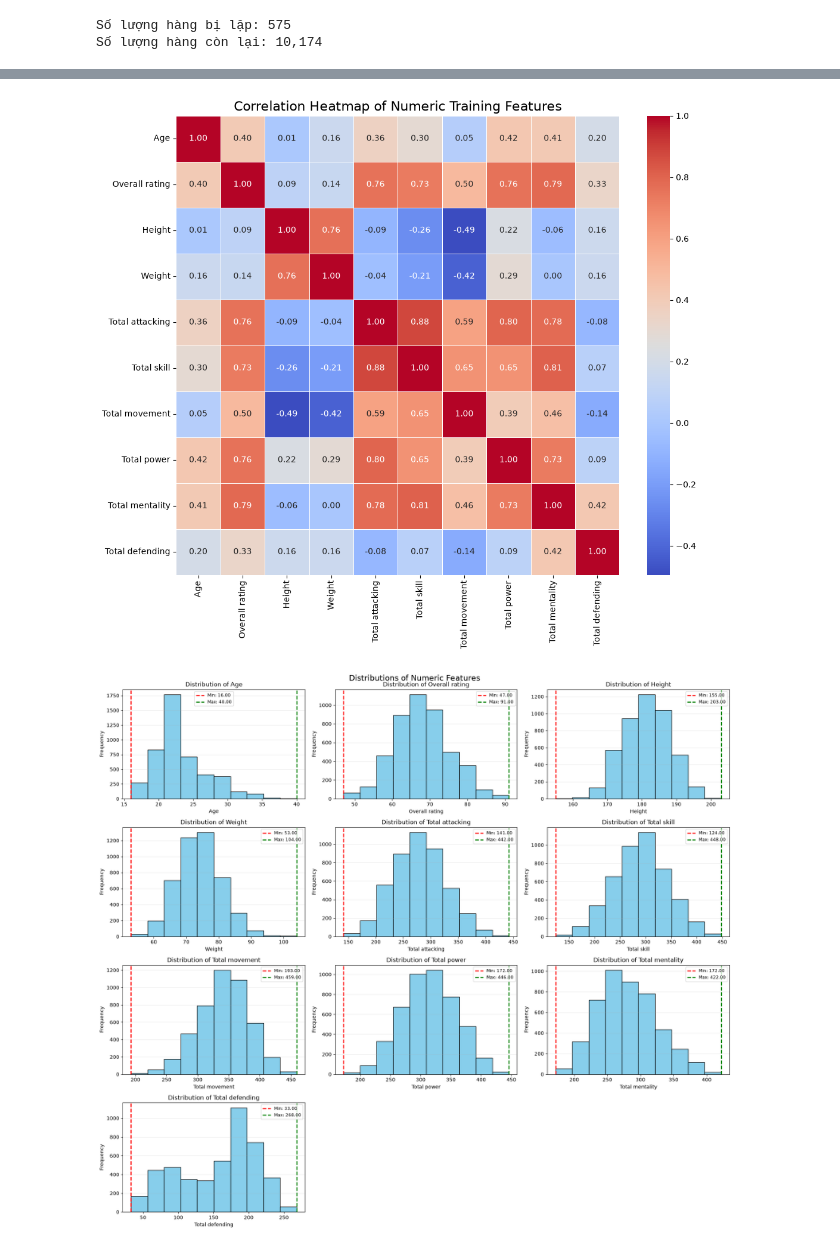
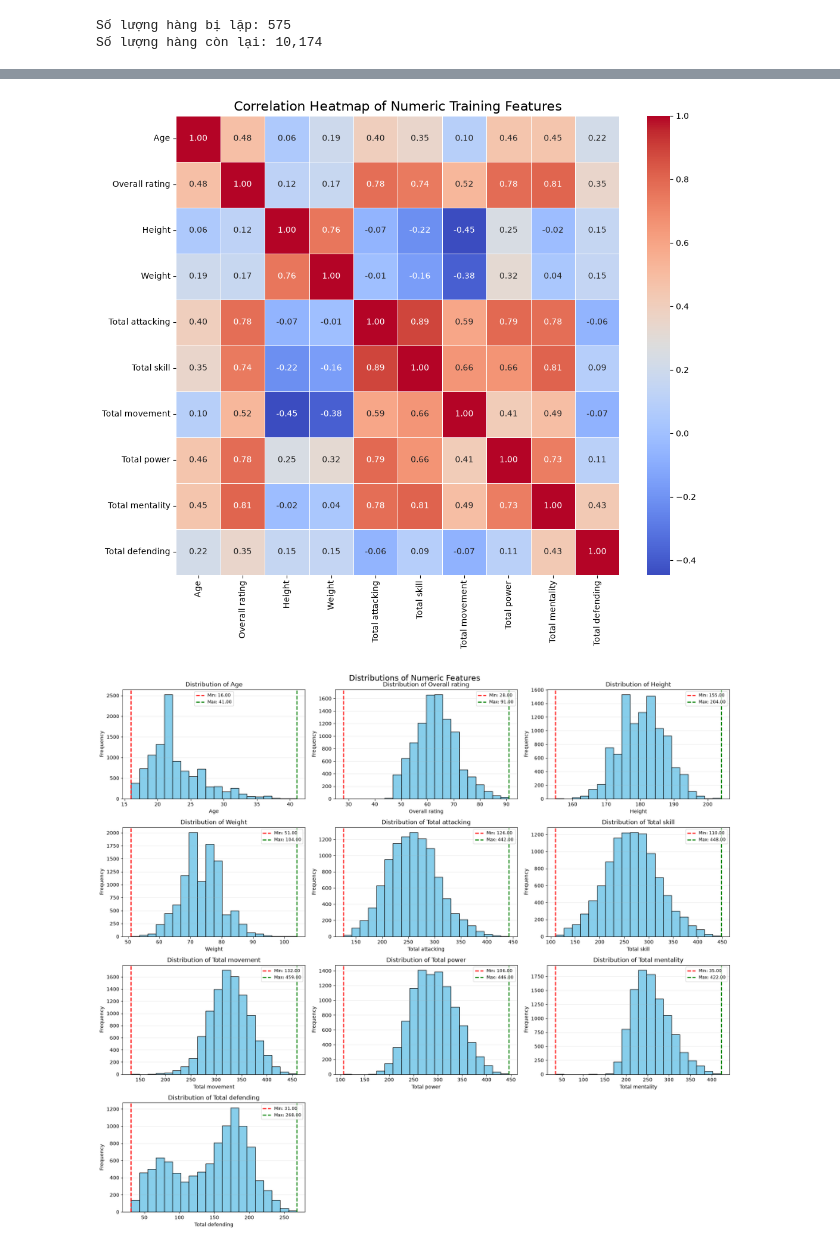
Before and after one commit to Cahoii/playerSimilarity_LDM, a Jupyter notebook: main.ipynb, the cells around one changed output, grey strips where cells are left out. Drawn from its saved outputs; the diff is of its cells as text; code cells hidden in the pictures.

```diff
--- a/main.ipynb
+++ b/main.ipynb
@@ -82,11 +82,3 @@ else:
 # %% [output]
 Số lượng hàng bị lặp: 575
 Số lượng hàng còn lại: 10,174
-# %%
-# Lọc bỏ các cầu thủ có chứa chữ số trong tên (ví dụ: "14J. Putupu")
-rows_before_name_filter = len(df)
-
-df = df[~df["Name"].str.contains(r"\d", na=False)].copy()
-
-print(f"Removed {rows_before_name_filter - len(df):,} players with numbers in their name.")
-print(f"Remaining players: {len(df):,}")
@@ -96,3 +85,6 @@ Remaining players: 4,592
+# %%
+#Chuẩn hóa tên
+df["Name"] = df["Name"].str.replace(r"\d+", "", regex=True).str.strip()
 # %%
 def normalize_team(series):
     return (
@@ -221,7 +213,7 @@ sns.heatmap(correlation_matrix, annot=True, cmap="coolwarm", fmt=".2f", linewidt
 plt.title("Correlation Heatmap of Numeric Training Features", fontsize=16)
 plt.show()
 # %% [output]
-[figure, old version]
+[figure, new version]
 # %%
 # Plot numeric distributions, using log transformation for skewed features.
 numeric_data = df[numeric_columns].apply(pd.to_numeric, errors="coerce")
@@ -245,37 +237,37 @@ for axis, column in zip(axes, numeric_columns):
     # Vẽ biểu đồ Histogram
     axis.hist(
         col_data,
-        bins=10,
+        bins=20,
         color="skyblue",
         edgecolor="black",
     )
 
     # Đánh dấu (highlight) Min và Max
     if not col_data.empty:
         min_val = col_data.min()
         max_val = col_data.max()
         axis.axvline(min_val, color="red", linestyle="dashed", linewidth=2, label=f"Min: {min_val:.2f}")
         axis.axvline(max_val, color="green", linestyle="dashed", linewidth=2, label=f"Max: {max_val:.2f}")
         axis.legend(fontsize="small", loc="best")
 
     axis_title = f"Distribution of {column}"
     axis_label = column
     if column in log_transformed_columns:
         axis_title += " (Log Transformed)"
         axis_label += " - log1p"
     axis.set_title(axis_title)
     axis.set_xlabel(axis_label)
     axis.set_ylabel("Frequency")
     axis.grid(axis="y", alpha=0.25)
 
 for axis in axes[len(numeric_columns):]:
     axis.set_visible(False)
 
 fig.suptitle("Distributions of Numeric Features", fontsize=16)
 fig.tight_layout()
 plt.show()
 # %% [output]
-[figure, old version]
+[figure, new version]
 # %%
 # Create a separate CSV with prefixed categorical values and tokenized numeric values.
 categorical_prefixes = {
```
Also changed, not shown: parts of 13 cells of this notebook.
